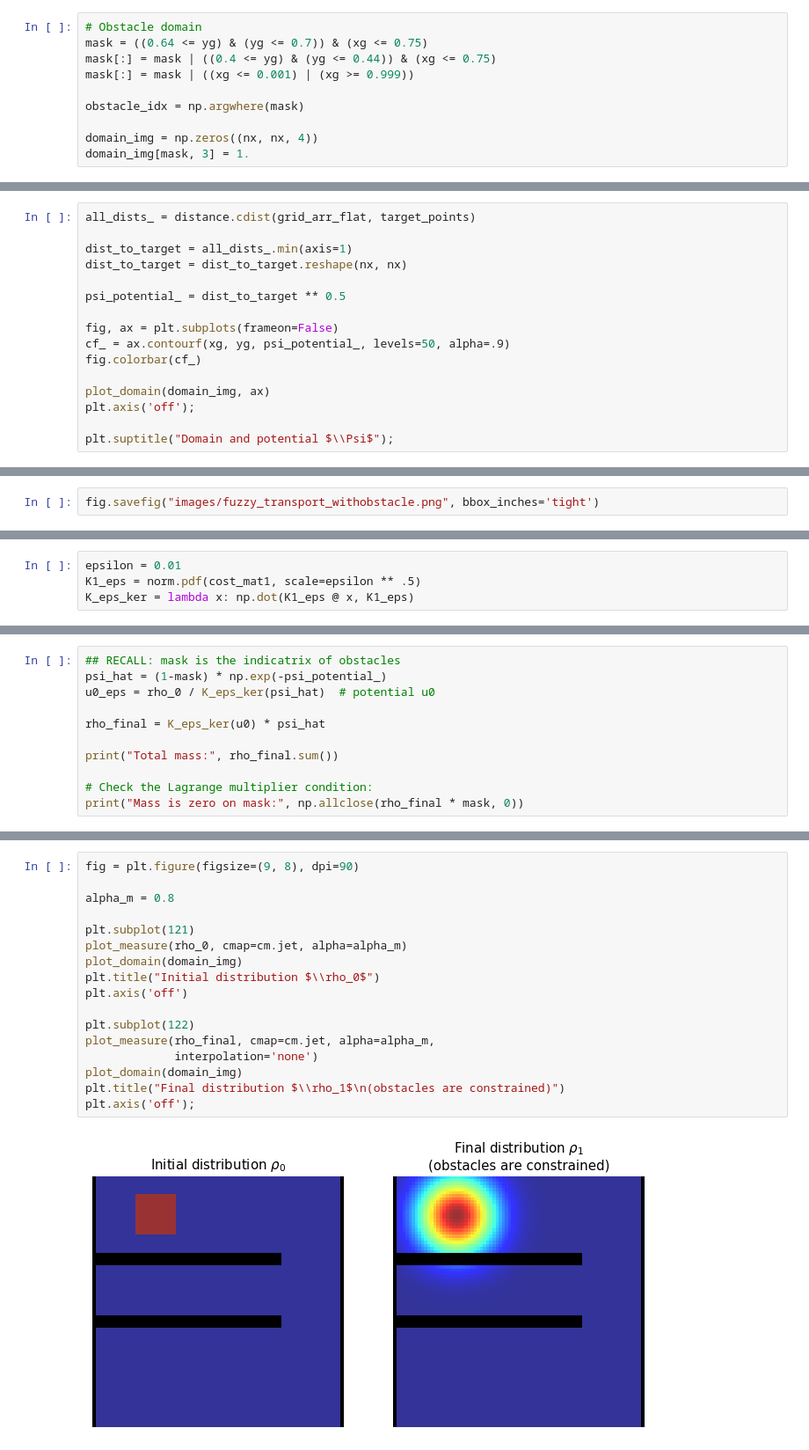
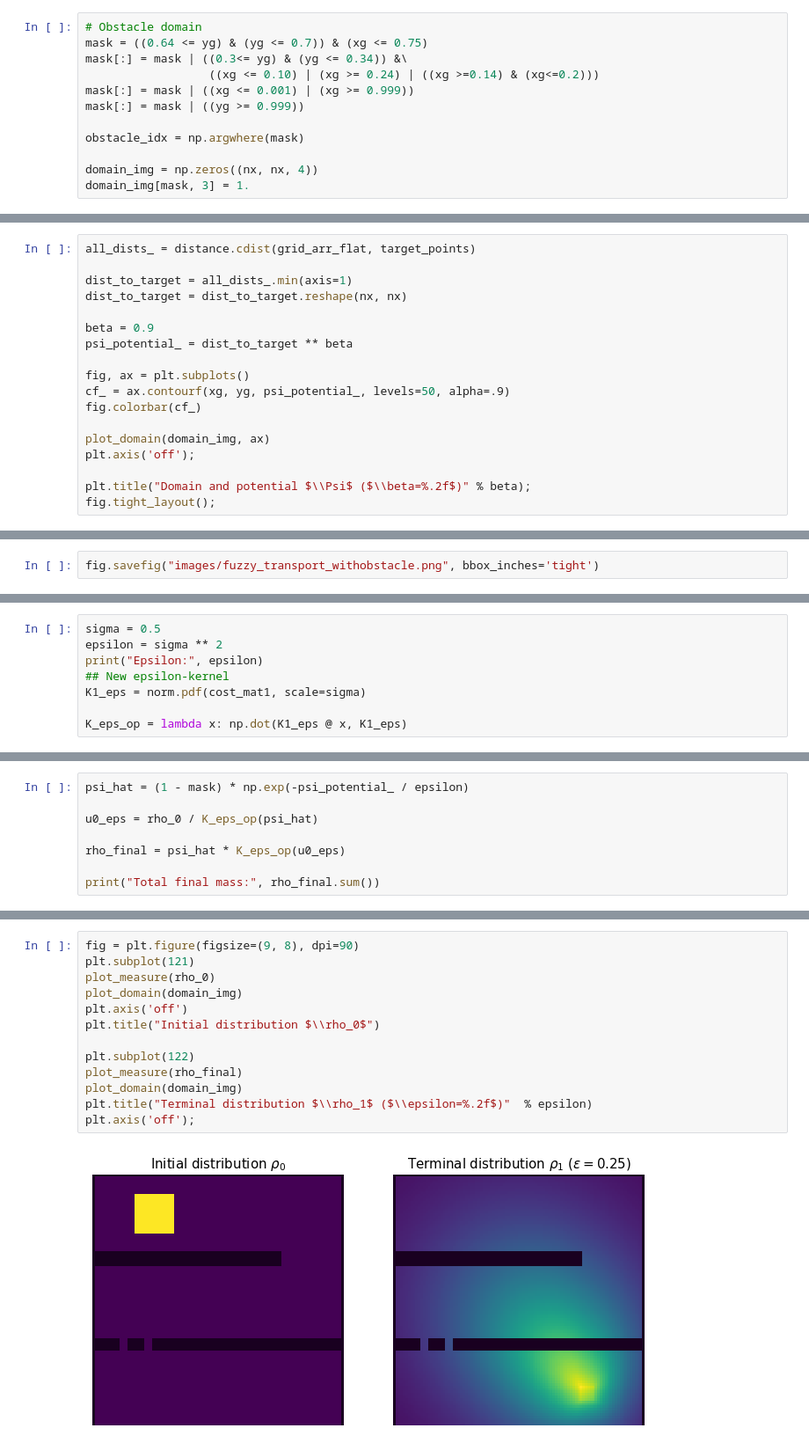
Before and after one commit to ManifoldFR/mva-optimaltransport, a Jupyter notebook: project/room.ipynb, the cells around one changed output, grey strips where cells are left out. Shown at 88% size. Cells and saved outputs as stored; diff of their text form.

```diff
--- a/project/room.ipynb
+++ b/project/room.ipynb
@@ -59,8 +64,10 @@ def send_zero_transparent(a):
 # %%
 # Obstacle domain
 mask = ((0.64 <= yg) & (yg <= 0.7)) & (xg <= 0.75)
-mask[:] = mask | ((0.4 <= yg) & (yg <= 0.44)) & (xg <= 0.75)
+mask[:] = mask | ((0.3<= yg) & (yg <= 0.34)) &\
+                  ((xg <= 0.10) | (xg >= 0.24) | ((xg >=0.14) & (xg<=0.2)))
 mask[:] = mask | ((xg <= 0.001) | (xg >= 0.999))
+mask[:] = mask | ((yg >= 0.999))
 
 obstacle_idx = np.argwhere(mask)
 
@@ -223,14 +231,16 @@ all_dists_ = distance.cdist(grid_arr_flat, target_points)
 dist_to_target = all_dists_.min(axis=1)
 dist_to_target = dist_to_target.reshape(nx, nx)
 
-psi_potential_ = dist_to_target ** 0.5
+beta = 0.9
+psi_potential_ = dist_to_target ** beta
 
-fig, ax = plt.subplots(frameon=False)
+fig, ax = plt.subplots()
 cf_ = ax.contourf(xg, yg, psi_potential_, levels=50, alpha=.9)
 fig.colorbar(cf_)
 
 plot_domain(domain_img, ax)
 plt.axis('off');
 
-plt.suptitle("Domain and potential $\\Psi$");
+plt.title("Domain and potential $\\Psi$ ($\\beta=%.2f$)" % beta);
+fig.tight_layout();
 # %% [output]
@@ -391,4 +417,8 @@ We can reduce the "viscosity" of the transport by modifying the Wiener measure a
 # %%
-epsilon = 0.01
-K1_eps = norm.pdf(cost_mat1, scale=epsilon ** .5)
-K_eps_ker = lambda x: np.dot(K1_eps @ x, K1_eps)
+sigma = 0.5
+epsilon = sigma ** 2
+print("Epsilon:", epsilon)
+## New epsilon-kernel
+K1_eps = norm.pdf(cost_mat1, scale=sigma)
+
+K_eps_op = lambda x: np.dot(K1_eps @ x, K1_eps)
@@ -407,12 +427,9 @@ $$
 # %%
-## RECALL: mask is the indicatrix of obstacles
-psi_hat = (1-mask) * np.exp(-psi_potential_)
-u0_eps = rho_0 / K_eps_ker(psi_hat)  # potential u0
+psi_hat = (1 - mask) * np.exp(-psi_potential_ / epsilon)
 
-rho_final = K_eps_ker(u0) * psi_hat
+u0_eps = rho_0 / K_eps_op(psi_hat)
 
-print("Total mass:", rho_final.sum())
+rho_final = psi_hat * K_eps_op(u0_eps)
 
-# Check the Lagrange multiplier condition:
-print("Mass is zero on mask:", np.allclose(rho_final * mask, 0))
+print("Total final mass:", rho_final.sum())
 # %% [output]
@@ -421,19 +437,15 @@ Mass is zero on mask: True
 # %%
 fig = plt.figure(figsize=(9, 8), dpi=90)
-
-alpha_m = 0.8
-
 plt.subplot(121)
-plot_measure(rho_0, cmap=cm.jet, alpha=alpha_m)
+plot_measure(rho_0)
 plot_domain(domain_img)
+plt.axis('off')
 plt.title("Initial distribution $\\rho_0$")
-plt.axis('off')
 
 plt.subplot(122)
-plot_measure(rho_final, cmap=cm.jet, alpha=alpha_m,
-             interpolation='none')
+plot_measure(rho_final)
 plot_domain(domain_img)
-plt.title("Final distribution $\\rho_1$\n(obstacles are constrained)")
+plt.title("Terminal distribution $\\rho_1$ ($\\epsilon=%.2f$)"  % epsilon)
 plt.axis('off');
 # %% [output]
-[figure, old version]
+[figure, new version]
```
Also changed, not shown: parts of 37 cells of this notebook, 6 other files.
